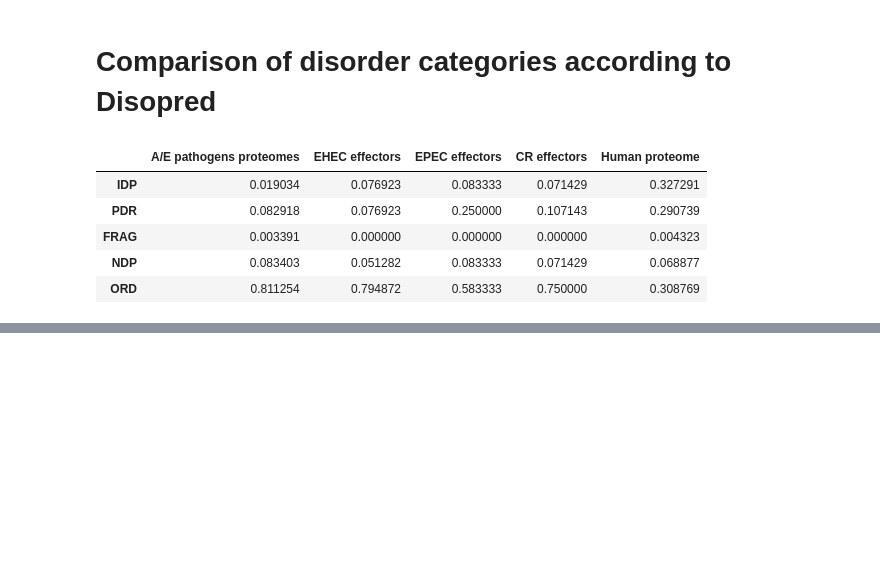
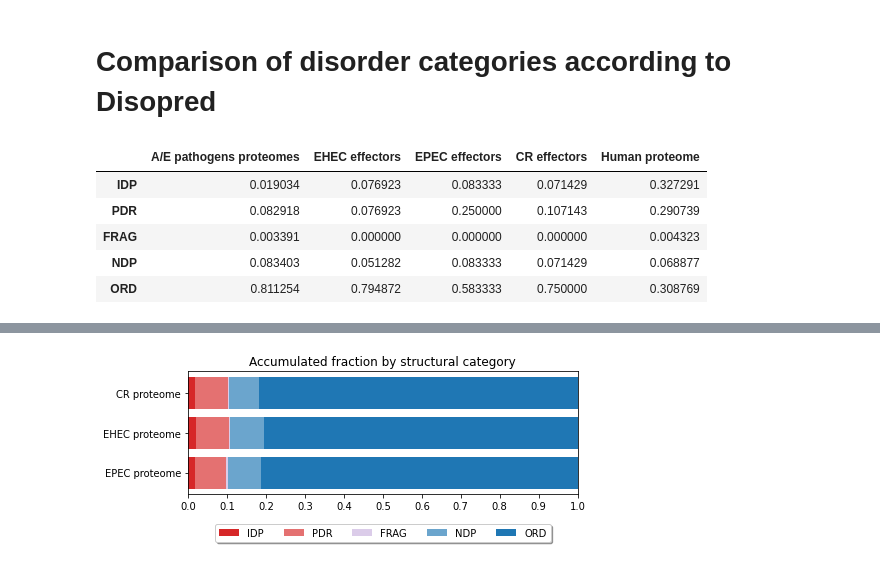
Before and after one commit to miguelarbesu/AE_pathogens, a Jupyter notebook: notebooks/disorder_categories_disopred_stacked-hbarplot.ipynb, the cells around one changed output, grey strips where cells are left out. Drawn from its saved outputs; the diff is of its cells as text; code cells hidden in the pictures; blank space fills up the shorter version.

```diff
--- a/notebooks/disorder_categories_disopred_stacked-hbarplot.ipynb
+++ b/notebooks/disorder_categories_disopred_stacked-hbarplot.ipynb
@@ -158,0 +168,89 @@ plt.savefig('../figures/stackedhbar_all-proteomes_vs_all-effectors_disopred.png'
+# %%
+taxondict = aepd.load_map('../data/maps/reference_taxa.json')
+proteomes = protdf.groupby('dataset')
+
+proteomedict = {}
+
+for taxon, df in proteomes:
+    taxon = str(taxon)
+    type = taxondict[taxon]['type']
+    freqs = aepd.calc_classfreq(df)
+    proteomedict[type]=freqs
+# %%
+fig=plt.figure(figsize=(7,3))
+
+ax = fig.add_subplot(111)
+
+ax.barh('EPEC proteome', proteomedict['EPEC']['IDP'],
+        color='C3')
+ax.barh('EPEC proteome', proteomedict['EPEC']['PDR'],
+        left = proteomedict['EPEC'].cumsum()['IDP'],
+        color='C3',
+        alpha = 0.66)
+ax.barh('EPEC proteome', proteomedict['EPEC']['FRAG'],
+        left = proteomedict['EPEC'].cumsum()['PDR'],
+        color='C4',
+        alpha=0.33)
+ax.barh('EPEC proteome', proteomedict['EPEC']['NDP'],
+        left = proteomedict['EPEC'].cumsum()['FRAG'],
+        color='C0',
+        alpha = 0.66)
+ax.barh('EPEC proteome', proteomedict['EPEC']['ORD'],
+        left = proteomedict['EPEC'].cumsum()['NDP'],
+        color='C0')
+
+ax.barh('EHEC proteome', proteomedict['EHEC']['IDP'],
+        color='C3')
+ax.barh('EHEC proteome', proteomedict['EHEC']['PDR'],
+        left = proteomedict['EHEC'].cumsum()['IDP'],
+        color='C3',
+        alpha = 0.66)
+ax.barh('EHEC proteome', proteomedict['EHEC']['FRAG'],
+        left = proteomedict['EHEC'].cumsum()['PDR'],
+        color='C4',
+        alpha=0.33)
+ax.barh('EHEC proteome', proteomedict['EHEC']['NDP'],
+        left = proteomedict['EHEC'].cumsum()['FRAG'],
+        color='C0',
+        alpha = 0.66)
+ax.barh('EHEC proteome', proteomedict['EHEC']['ORD'],
+        left = proteomedict['EHEC'].cumsum()['NDP'],
+        color='C0')
+
+ax.barh('CR proteome', proteomedict['CR']['IDP'],
+        color='C3')
+ax.barh('CR proteome', proteomedict['CR']['PDR'],
+        left = proteomedict['CR'].cumsum()['IDP'],
+        color='C3',
+        alpha = 0.66)
+ax.barh('CR proteome', proteomedict['CR']['FRAG'],
+        left = proteomedict['CR'].cumsum()['PDR'],
+        color='C4',
+        alpha=0.33)
+ax.barh('CR proteome', proteomedict['CR']['NDP'],
+        left = proteomedict['CR'].cumsum()['FRAG'],
+        color='C0',
+        alpha = 0.66)
+ax.barh('CR proteome', proteomedict['CR']['ORD'],
+        left = proteomedict['CR'].cumsum()['NDP'],
+        color='C0')
+
+
+ax.set_xlim(0,1)
+ax.set_xticks(np.arange(0,1.1,0.1))
+
+# ax.plot(angles, paifrequencies, 'o-', linewidth=2)
+# ax.fill(angles, paifrequencies, alpha=0.25)
+
+
+ax.set_title('Accumulated fraction by structural category')
+categories = ["IDP", "PDR", "FRAG", "NDP", "ORD"]
+ax.legend(categories, loc='upper center', bbox_to_anchor=(0.5, -0.20),
+          fancybox=True, shadow=True, ncol=5)
+
+plt.tight_layout()
+
+plt.savefig('../figures/stackedhbar_ae-proteomes_disopred.png',
+            dpi=300)
+# %% [output]
+[figure, added]
```
Also changed, not shown: parts of 4 cells of this notebook.
